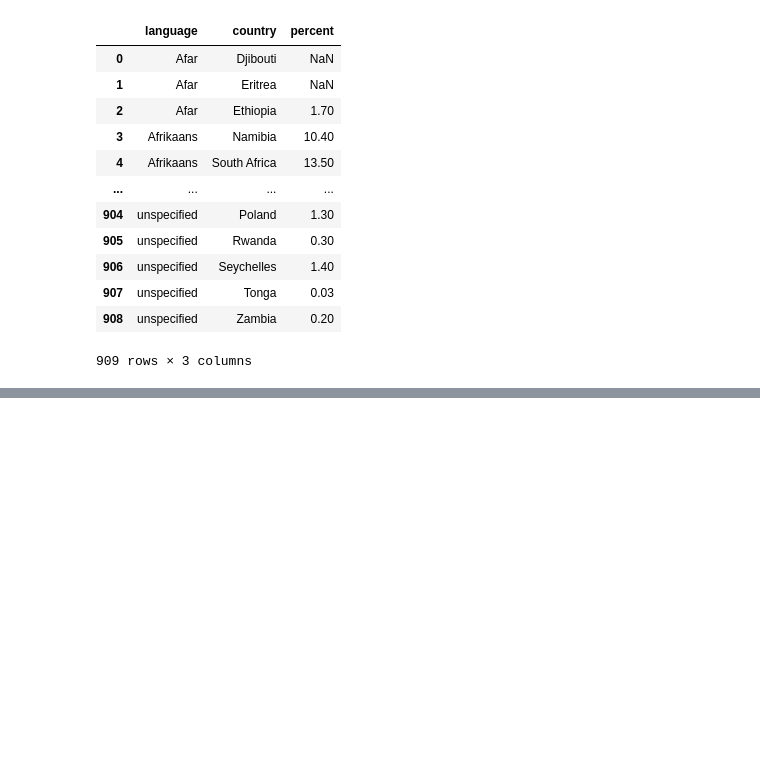
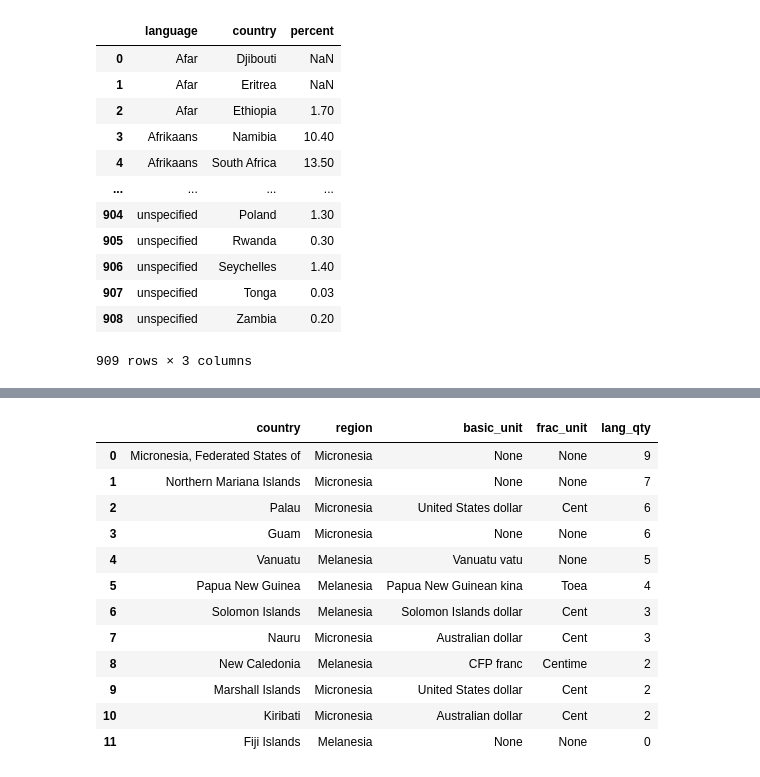
Before and after one commit to Cooleekova/data_engineering, a Jupyter notebook: SQL/Joining_data_in_SQL.ipynb, the cells around one changed output, grey strips where cells are left out. Cells and saved outputs as stored; diff of their text form; code cells hidden in the pictures; blank space fills up the shorter version.

```diff
--- a/SQL/Joining_data_in_SQL.ipynb
+++ b/SQL/Joining_data_in_SQL.ipynb
@@ -174,0 +304,34 @@ pd.read_sql("""SELECT country_name, e.year, p.fertility_rate, ROUND(e.unemployme
+# %%
+# do some research on Melanesia and Micronesia,
+# pull information about currencies into the data from the countries table.
+
+pd.read_sql("""SELECT
+                   c1.country_name AS country,
+                   region,
+                   basic_unit,
+                   frac_unit,
+                   COUNT(l.name) AS lang_qty
+               FROM countries AS c1
+               FULL JOIN currencies AS c2
+               USING(code)
+               FULL JOIN languages AS l
+               USING(code)
+               WHERE region LIKE 'M%esia'
+               GROUP BY country
+               ORDER BY lang_qty DESC
+               ;""",
+            con)
+# %% [output]
+|  | country | region | basic_unit | frac_unit | lang_qty |
+| 0 | Micronesia, Federated States of | Micronesia | None | None | 9 |
+| 1 | Northern Mariana Islands | Micronesia | None | None | 7 |
+| 2 | Palau | Micronesia | United States dollar | Cent | 6 |
+| 3 | Guam | Micronesia | None | None | 6 |
+| 4 | Vanuatu | Melanesia | Vanuatu vatu | None | 5 |
+| 5 | Papua New Guinea | Melanesia | Papua New Guinean kina | Toea | 4 |
+| 6 | Solomon Islands | Melanesia | Solomon Islands dollar | Cent | 3 |
+| 7 | Nauru | Micronesia | Australian dollar | Cent | 3 |
+| 8 | New Caledonia | Melanesia | CFP franc | Centime | 2 |
+| 9 | Marshall Islands | Micronesia | United States dollar | Cent | 2 |
+| 10 | Kiribati | Micronesia | Australian dollar | Cent | 2 |
+| 11 | Fiji Islands | Melanesia | None | None | 0 |
```
Also changed, not shown: parts of 11 cells of this notebook.
